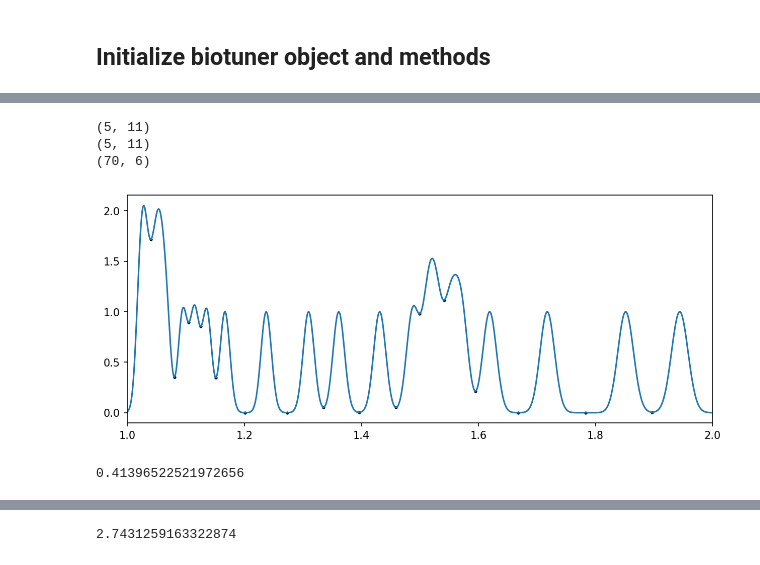
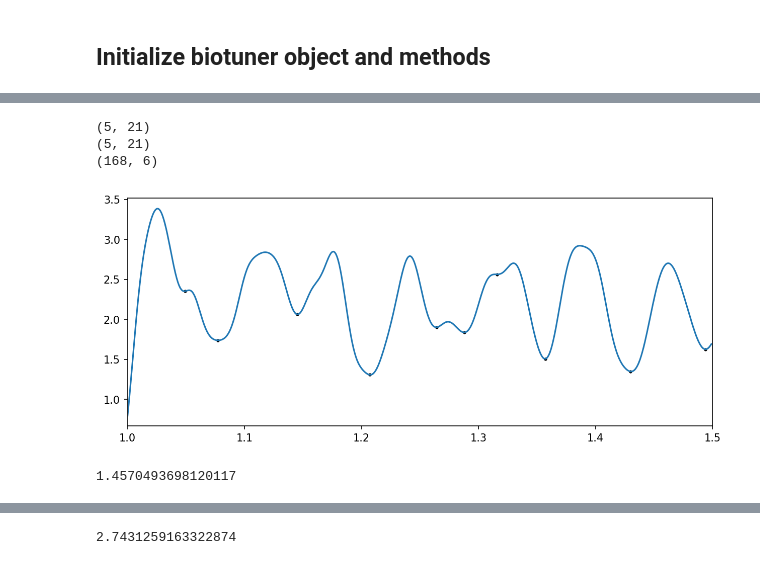
Before and after one commit to AntoineBellemare/biotuner, a Jupyter notebook: biotuner_object.ipynb, the cells around one changed output, grey strips where cells are left out. Cells and saved outputs as stored; diff of their text form; code cells hidden in the pictures.

```diff
--- a/biotuner_object.ipynb
+++ b/biotuner_object.ipynb
@@ -360,21 +394,21 @@ biotuning.IMFs[0][incut:outcut]
 # %%
 import time
 start = time.time()
 data = epochs_data[15][55][0:6000] # Define data (single time series)
-biotuning = biotuner(1000, peaks_function = 'EEMD', precision = 0.5, n_harm = 10) # Initialize biotuner object
+biotuning = biotuner(1000, peaks_function = 'EEMD', precision = 0.5, n_harm = 20,
+                    ratios_n_harms = 5, ratios_inc_fit = True, ratios_inc = True) # Initialize biotuner object
 biotuning.peaks_extraction(data)
 biotuning.compute_peaks_metrics()
-biotuning.peaks_extension(method = 'harmonic_fit', harm_function = 'mult', cons_limit = 0.1, n_ratios_harms = 5,
-                          ratios_inc_fit = True, ratios_inc = True)
+biotuning.peaks_extension(method = 'harmonic_fit', harm_function = 'mult', cons_limit = 0.1, ratios_extension = True)
 #biotuning.compute_diss_curve(plot = False, input_type = 'peaks', denom = 50, consonance = False, n_tet_grid = 12)
-#biotuning.compute_spectromorph(comp_chords = True, min_notes = 5, cons_limit = 50, cons_chord_method = 'euler')
+biotuning.compute_spectromorph(comp_chords = True, min_notes = 5, cons_limit = 50, cons_chord_method = 'euler')
 
-biotuning.compute_harmonic_entropy(input_type = 'extended_peaks_inc_fit', plot_entropy = True, octave = 2, rebound = True)
+biotuning.compute_harmonic_entropy(input_type = 'extended_peaks_inc_fit', plot_entropy = True, octave = 1.5, rebound = True)
 stop = time.time()
 print(stop-start)
 # %% [output]
-(5, 11)
-(5, 11)
-(70, 6)
+(5, 21)
+(5, 21)
+(168, 6)
-[figure, old version]
+[figure, new version]
-0.41396522521972656
+1.4570493698120117
```
Also changed, not shown: parts of 6 cells of this notebook, 1 other file.
